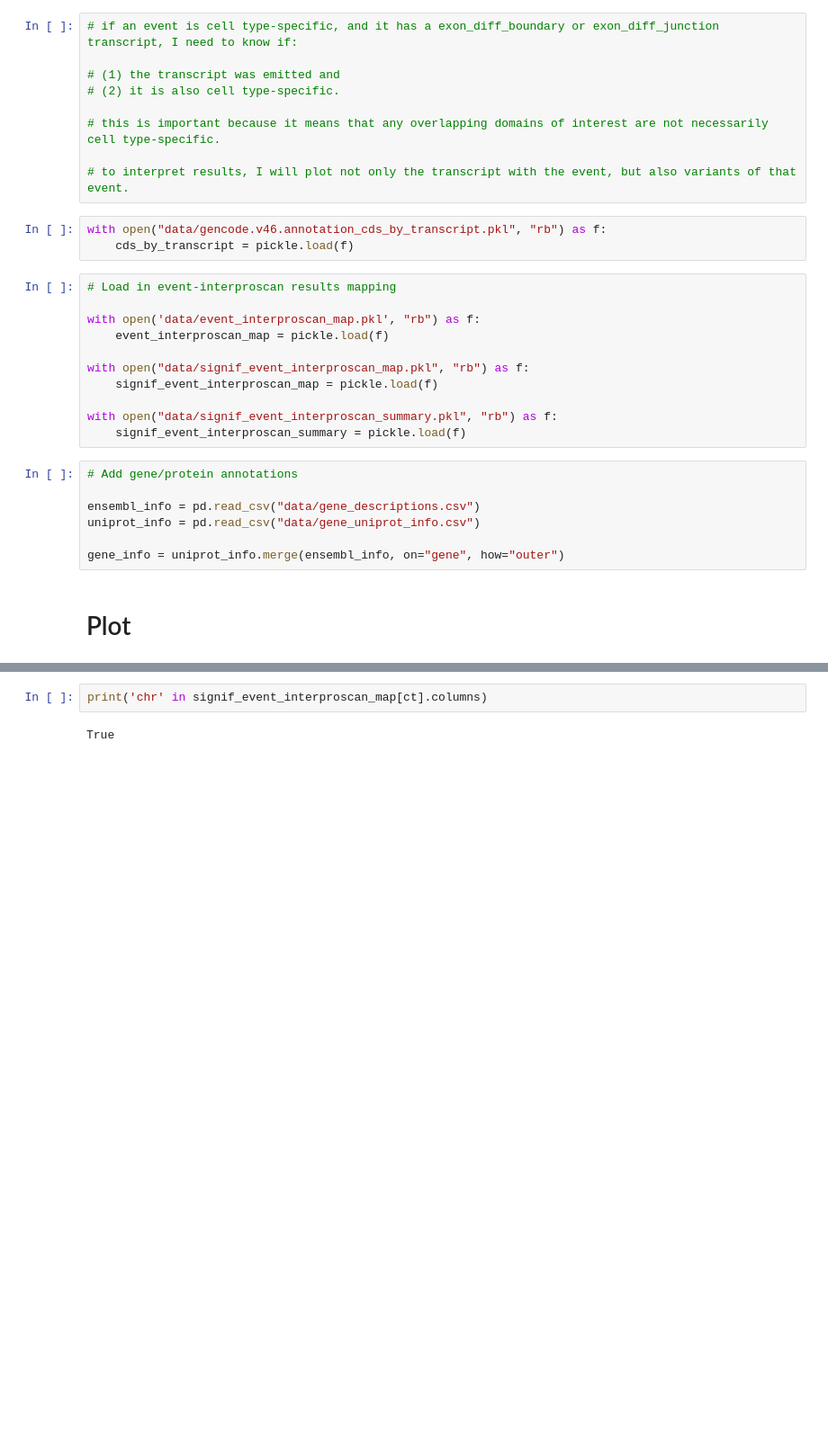
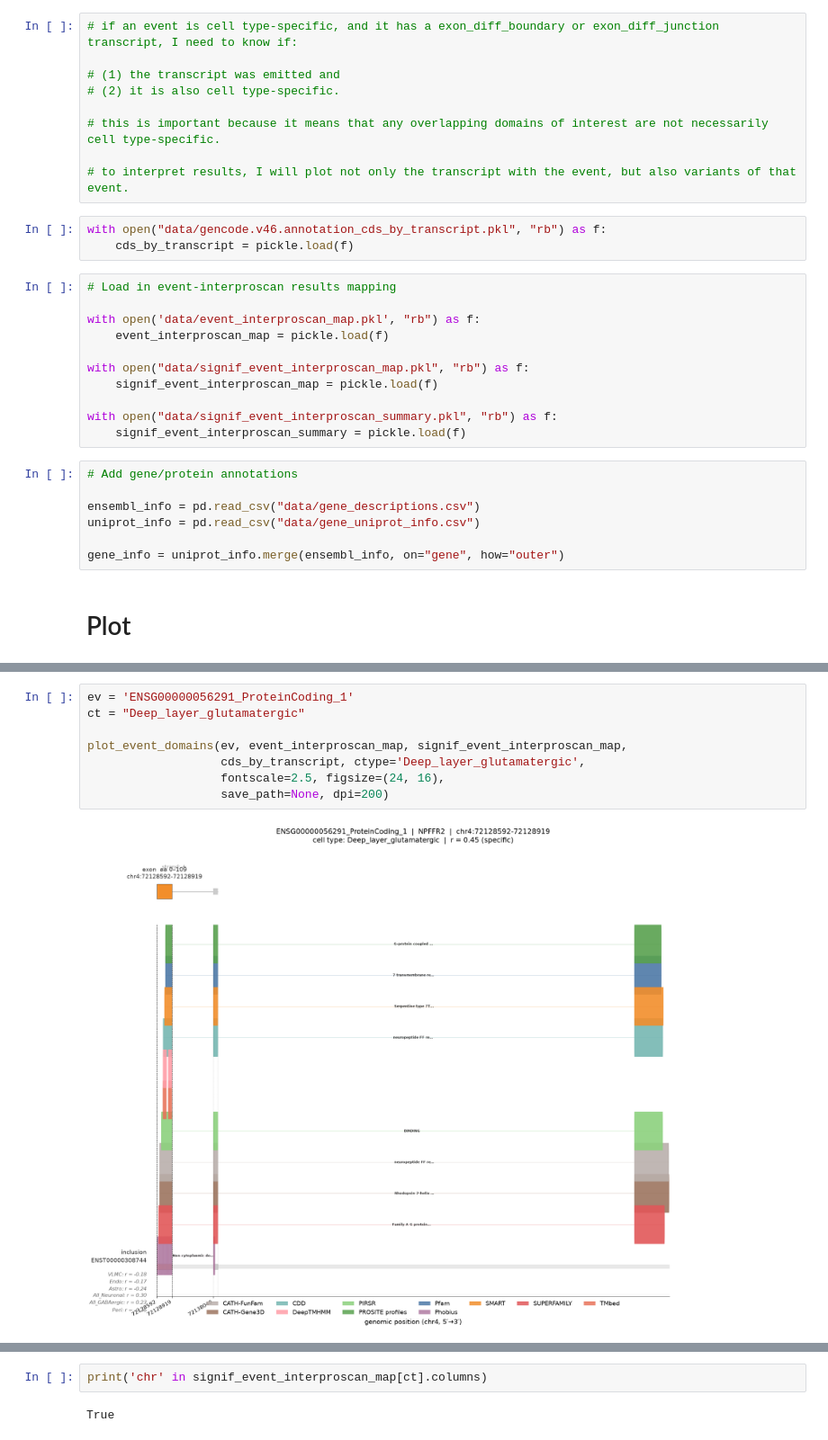
Before and after one commit to reliscu/bulk_splicing_GTEx_cortex, a Jupyter notebook: 31_visualize_interproscan_results.ipynb, the cells around one changed output, grey strips where cells are left out. Shown at 90% size. Saved outputs shown, nothing was run; the diff lists cells and outputs as text; blank space fills up the shorter version.

```diff
--- a/31_visualize_interproscan_results.ipynb
+++ b/31_visualize_interproscan_results.ipynb
@@ -871,0 +1044,10 @@ saved -> my_event.pdf
+# %%
+ev = 'ENSG00000056291_ProteinCoding_1'
+ct = "Deep_layer_glutamatergic"
+
+plot_event_domains(ev, event_interproscan_map, signif_event_interproscan_map,
+                   cds_by_transcript, ctype='Deep_layer_glutamatergic',
+                   fontscale=2.5, figsize=(24, 16),
+                   save_path=None, dpi=200)
+# %% [output]
+[figure, added]
```
Also changed, not shown: parts of 6 cells of this notebook, 1 other file.
